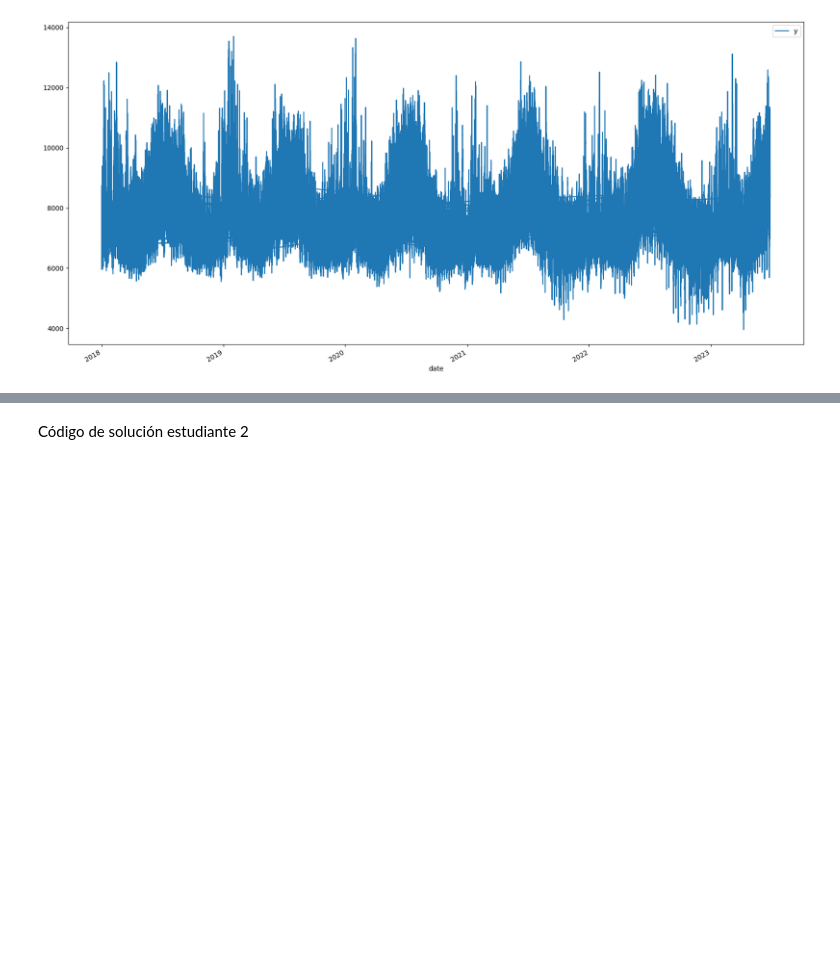
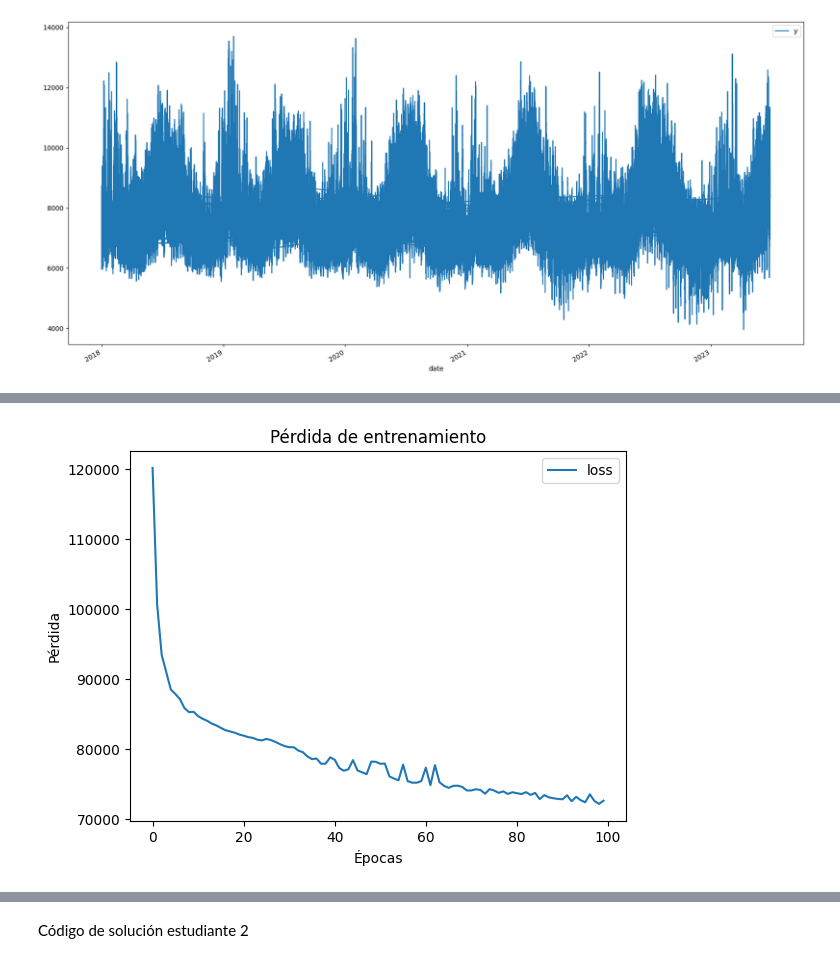
Before and after one commit to MPST-2025-I/tarea-4-ejercicio-cnn-tarea-4-1, a Jupyter notebook: Plantilla_Tareas.ipynb, the cells around one changed output, grey strips where cells are left out. Saved outputs shown, nothing was run; the diff lists cells and outputs as text; code cells hidden in the pictures; blank space fills up the shorter version.

```diff
--- a/Plantilla_Tareas.ipynb
+++ b/Plantilla_Tareas.ipynb
@@ -517,0 +543,8 @@ plt.show()
+# %%
+n_steps = 48
+
+X, y = split_multivariate_sequence(dfmul, n_steps)
+
+n_features = X.shape[2]
+
+X.shape, y.shape
@@ -517,0 +553,13 @@ plt.show()
+# %%
+X_train, X_test, y_train, y_test = train_test_split(X, y, test_size=0.3, shuffle=False)
+# %%
+# Definimos nuestro modelo
+model_2 = Sequential()
+model_2.add(keras.layers.Input(shape=(n_steps, n_features)))
+model_2.add(Conv1D(64, 2, activation='relu'))
+model_2.add(MaxPooling1D())
+model_2.add(Flatten())
+model_2.add(Dense(50, activation='relu'))
+model_2.add(Dense(1))
+model_2.compile(optimizer=Adam(learning_rate=0.001), loss='mse')
+model_2.summary()
@@ -517,0 +584,2 @@ plt.show()
+# %%
+history2 = model_2.fit(X_train, y_train, epochs=100, verbose=1)
@@ -517,0 +604,8 @@ plt.show()
+# %%
+pd.DataFrame(history2.history).plot()
+plt.xlabel('Épocas')
+plt.ylabel('Pérdida')
+plt.title('Pérdida de entrenamiento')
+plt.show()
+# %% [output]
+[figure, added]
```
Also changed, not shown: parts of 66 cells of this notebook.
